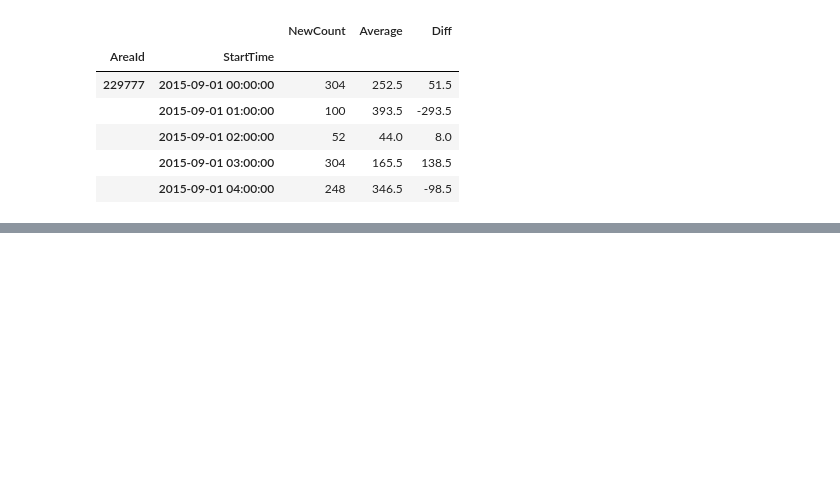
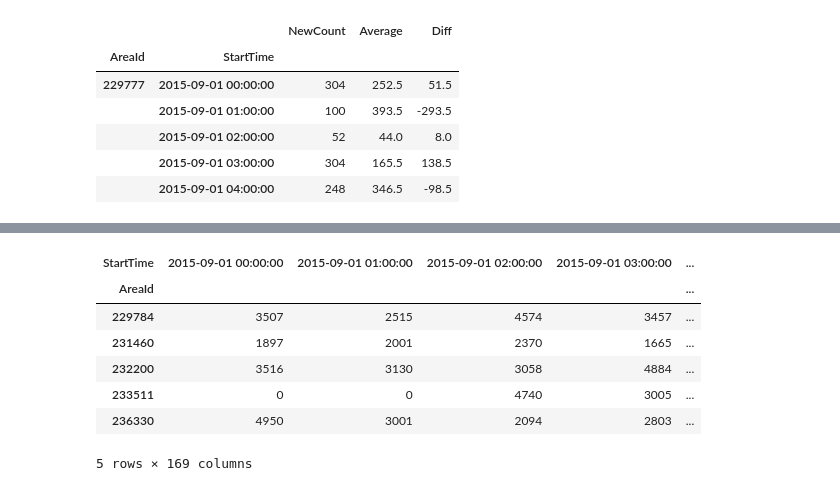
Before and after one commit to YiouZuo/Portfolio, a Jupyter notebook: NYC-hexagon-outlier-detection/NeighborComparison.ipynb, the cells around one changed output, grey strips where cells are left out. Drawn from its saved outputs; the diff is of its cells as text; code cells hidden in the pictures; blank space fills up the shorter version.

```diff
--- a/NYC-hexagon-outlier-detection/NeighborComparison.ipynb
+++ b/NYC-hexagon-outlier-detection/NeighborComparison.ipynb
@@ -134,0 +136,3 @@ count_difference.to_csv('NYC_sample_difference.csv')
+# %%
+ward = AgglomerativeClustering(n_clusters=2, linkage='ward').fit(nyc_pivot)
+labels=ward.labels_
@@ -134,0 +152,13 @@ count_difference.to_csv('NYC_sample_difference.csv')
+# %%
+nyc_pivot['labels'] = labels
+# %%
+nyc_pivot[nyc_pivot['labels']==0]
+# %% [output]
+| StartTime | 2015-09-01 00:00:00 | 2015-09-01 01:00:00 | 2015-09-01 02:00:00 | 2015-09-01 03:00:00 | ... |
+| AreaId |  |  |  |  | ... |
+| 229784 | 3507 | 2515 | 4574 | 3457 | ... |
+| 231460 | 1897 | 2001 | 2370 | 1665 | ... |
+| 232200 | 3516 | 3130 | 3058 | 4884 | ... |
+| 233511 | 0 | 0 | 4740 | 3005 | ... |
+| 236330 | 4950 | 3001 | 2094 | 2803 | ... |
+5 rows × 169 columns
```
Also changed, not shown: parts of 9 cells of this notebook.
